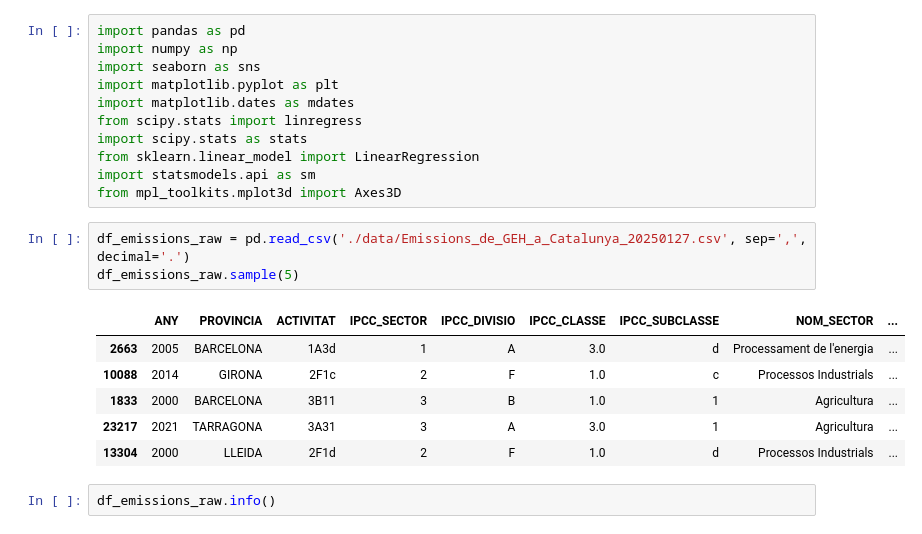
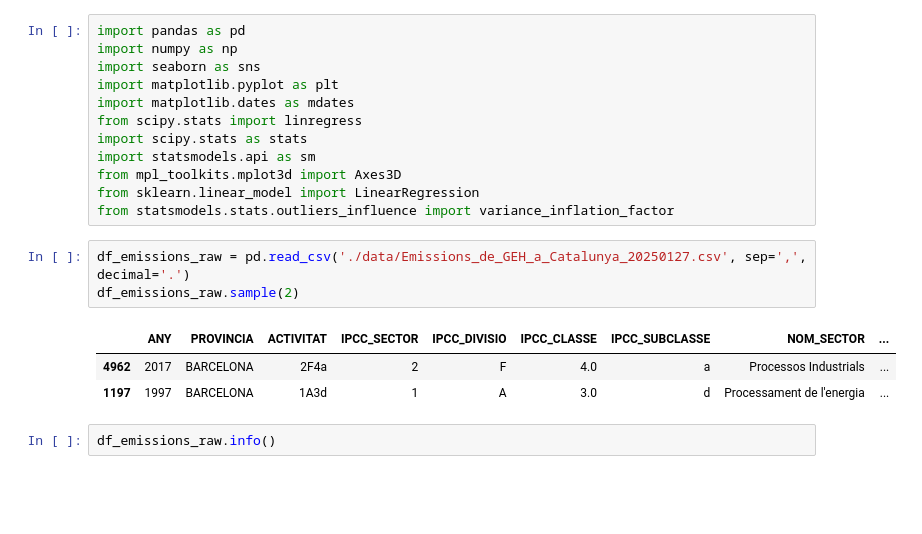
Before and after one commit to leocareer/DA_specialization, a Jupyter notebook: Sprint_10/S10_EDA.ipynb, the cells around one changed output. Saved outputs shown, nothing was run; the diff lists cells and outputs as text; blank space fills up the shorter version.

```diff
--- a/Sprint_10/S10_EDA.ipynb
+++ b/Sprint_10/S10_EDA.ipynb
@@ -6,19 +6,17 @@ import matplotlib.pyplot as plt
 import matplotlib.dates as mdates
 from scipy.stats import linregress
 import scipy.stats as stats
-from sklearn.linear_model import LinearRegression
 import statsmodels.api as sm
 from mpl_toolkits.mplot3d import Axes3D
+from sklearn.linear_model import LinearRegression
+from statsmodels.stats.outliers_influence import variance_inflation_factor
 # %%
 df_emissions_raw = pd.read_csv('./data/Emissions_de_GEH_a_Catalunya_20250127.csv', sep=',', decimal='.')
-df_emissions_raw.sample(5)
+df_emissions_raw.sample(2)
 # %% [output]
 |  | ANY | PROVINCIA | ACTIVITAT | IPCC_SECTOR | IPCC_DIVISIO | IPCC_CLASSE | IPCC_SUBCLASSE | NOM_SECTOR | ... |
-| 2663 | 2005 | BARCELONA | 1A3d | 1 | A | 3.0 | d | Processament de l'energia | ... |
-| 10088 | 2014 | GIRONA | 2F1c | 2 | F | 1.0 | c | Processos Industrials | ... |
-| 1833 | 2000 | BARCELONA | 3B11 | 3 | B | 1.0 | 1 | Agricultura | ... |
-| 23217 | 2021 | TARRAGONA | 3A31 | 3 | A | 3.0 | 1 | Agricultura | ... |
-| 13304 | 2000 | LLEIDA | 2F1d | 2 | F | 1.0 | d | Processos Industrials | ... |
+| 4962 | 2017 | BARCELONA | 2F4a | 2 | F | 4.0 | a | Processos Industrials | ... |
+| 1197 | 1997 | BARCELONA | 1A3d | 1 | A | 3.0 | d | Processament de l'energia | ... |
 # %%
 df_emissions_raw.info()
 # %% [output]
```
Also changed, not shown: parts of 11 cells of this notebook, 11 other files.
